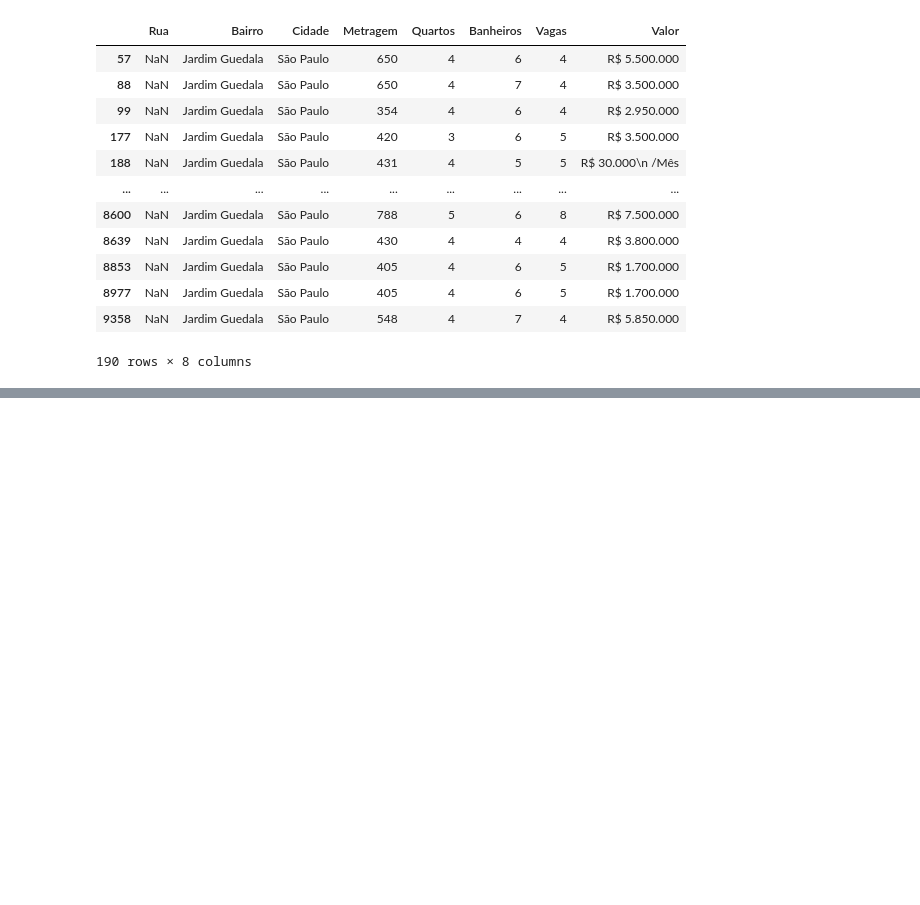
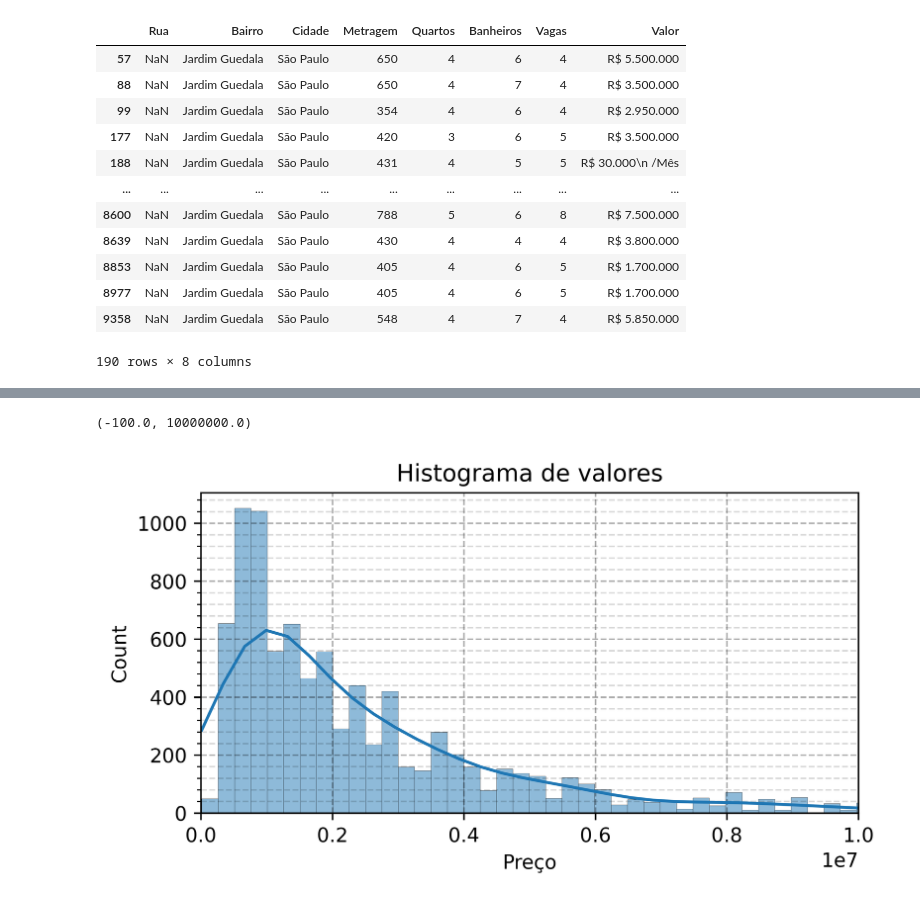
Before and after one commit to ThorugoBR/Alura_Bootcamp_Dados, a Jupyter notebook: Imersão_Dados4_Pesquisa_de_imoveis_SP.ipynb, the cells around one changed output, grey strips where cells are left out. Saved outputs shown, nothing was run; the diff lists cells and outputs as text; code cells hidden in the pictures; blank space fills up the shorter version.

```diff
--- a/Imersão_Dados4_Pesquisa_de_imoveis_SP.ipynb
+++ b/Imersão_Dados4_Pesquisa_de_imoveis_SP.ipynb
@@ -264,0 +478,8 @@ df_teste[df_teste['Rua'].isna()]
+# %%
+Std_Vis_Plot()
+sns.histplot(data=sell_df,x='Preço',kde=True)
+plt.title('Histograma de valores')
+plt.xlim(-100,10000000)
+# %% [output]
+(-100.0, 10000000.0)
+[figure, added]
```
Also changed, not shown: parts of 24 cells of this notebook.
